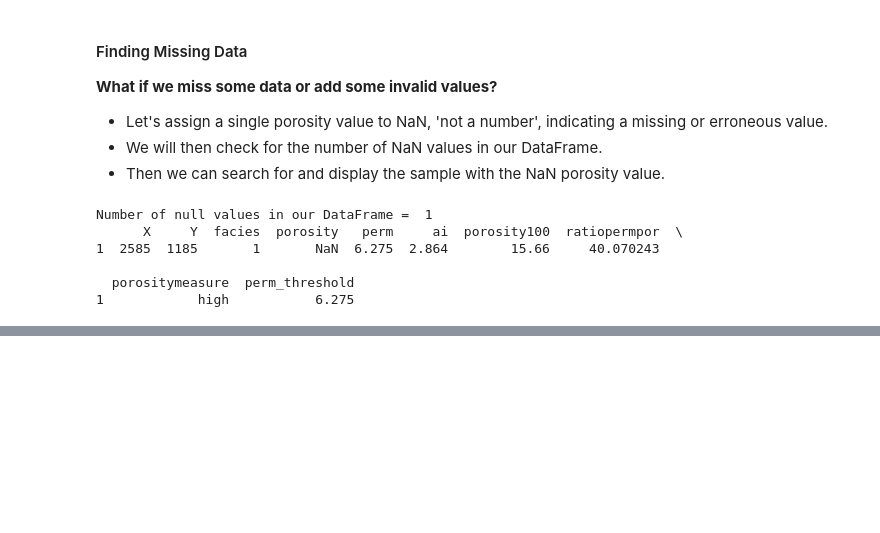
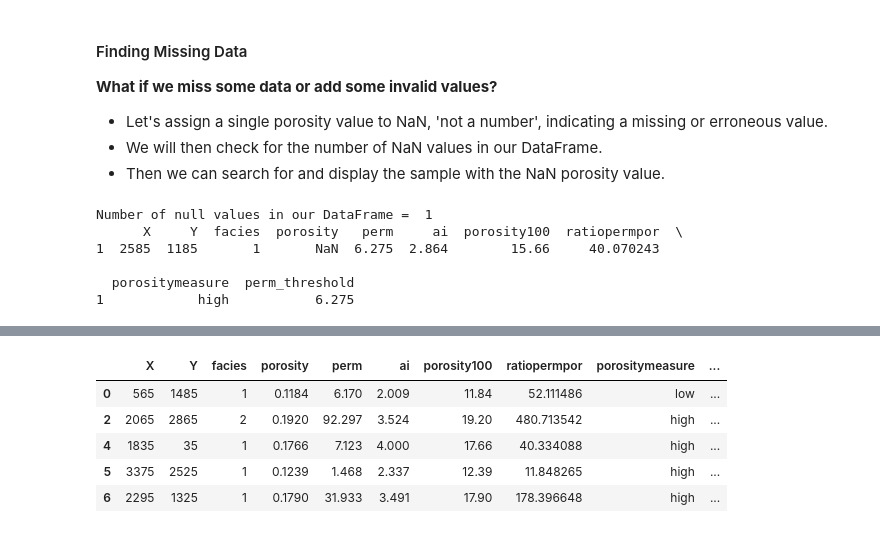
Before and after one commit to aaditya29/Quantitative-Finance-With-Python, a Jupyter notebook: 05-Data Science Basics/01-Tabular Data/TabularData.ipynb, the cells around one changed output, grey strips where cells are left out. Drawn from its saved outputs; the diff is of its cells as text; code cells hidden in the pictures; blank space fills up the shorter version.

```diff
--- a/05-Data Science Basics/01-Tabular Data/TabularData.ipynb
+++ b/05-Data Science Basics/01-Tabular Data/TabularData.ipynb
@@ -273,0 +279,10 @@ Number of null values in our DataFrame =  1
+# %%
+df = df.dropna(how = 'any')# dropping value with any missing values i.e. NaN
+df.head()
+# %% [output]
+|  | X | Y | facies | porosity | perm | ai | porosity100 | ratiopermpor | porositymeasure | ... |
+| 0 | 565 | 1485 | 1 | 0.1184 | 6.170 | 2.009 | 11.84 | 52.111486 | low | ... |
+| 2 | 2065 | 2865 | 2 | 0.1920 | 92.297 | 3.524 | 19.20 | 480.713542 | high | ... |
+| 4 | 1835 | 35 | 1 | 0.1766 | 7.123 | 4.000 | 17.66 | 40.334088 | high | ... |
+| 5 | 3375 | 2525 | 1 | 0.1239 | 1.468 | 2.337 | 12.39 | 11.848265 | high | ... |
+| 6 | 2295 | 1325 | 1 | 0.1790 | 31.933 | 3.491 | 17.90 | 178.396648 | high | ... |
```
Also changed, not shown: parts of 1 cell of this notebook.
